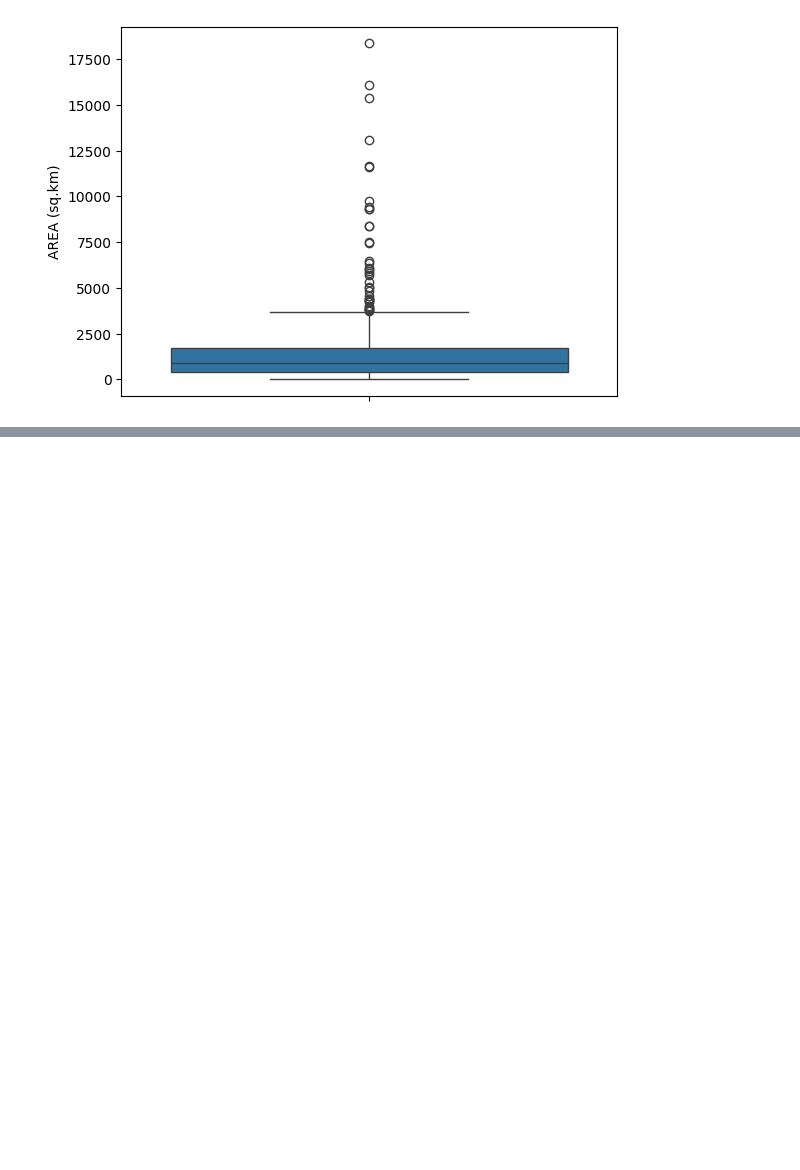
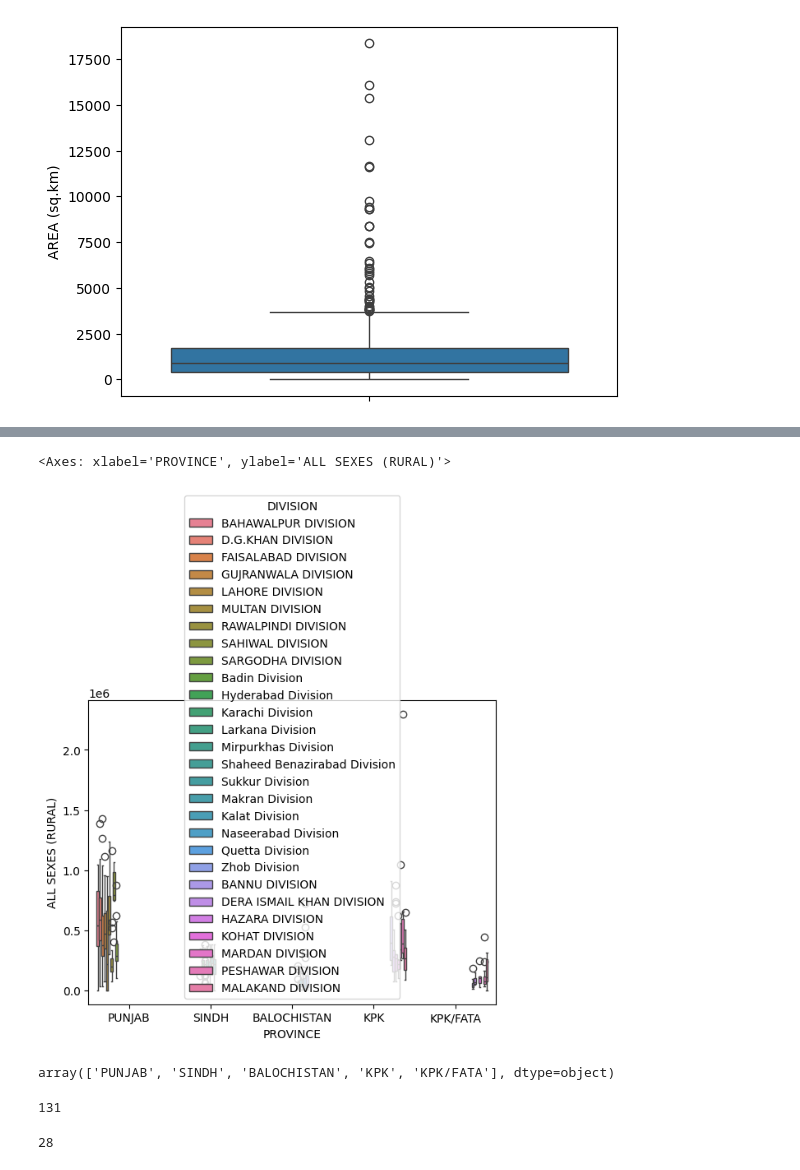
Before and after one commit to Abdul-Qadir3/Python_DataScience, a Jupyter notebook: 02_EDA/01_Pandas_tips_tricks/04_pandas_on_pak_pop.ipynb, the cells around one changed output, grey strips where cells are left out. Saved outputs shown, nothing was run; the diff lists cells and outputs as text; code cells hidden in the pictures; blank space fills up the shorter version.

```diff
--- a/02_EDA/01_Pandas_tips_tricks/04_pandas_on_pak_pop.ipynb
+++ b/02_EDA/01_Pandas_tips_tricks/04_pandas_on_pak_pop.ipynb
@@ -187,0 +201,18 @@ sns.boxplot(df, y='AREA (sq.km)')
+# %%
+sns.boxplot(df, x='PROVINCE',y='ALL SEXES (RURAL)', hue='DIVISION')
+# %% [output]
+<Axes: xlabel='PROVINCE', ylabel='ALL SEXES (RURAL)'>
+[figure, added]
+# %%
+# it is very hard top plot that is why we will use groupby function to make tabulated data
+df['PROVINCE'].unique()
+# %% [output]
+array(['PUNJAB', 'SINDH', 'BALOCHISTAN', 'KPK', 'KPK/FATA'], dtype=object)
+# %%
+df['DISTRICT'].nunique()
+# %% [output]
+131
+# %%
+df['DIVISION'].nunique()
+# %% [output]
+28
```
Also changed, not shown: parts of 14 cells of this notebook, 12 other files.
